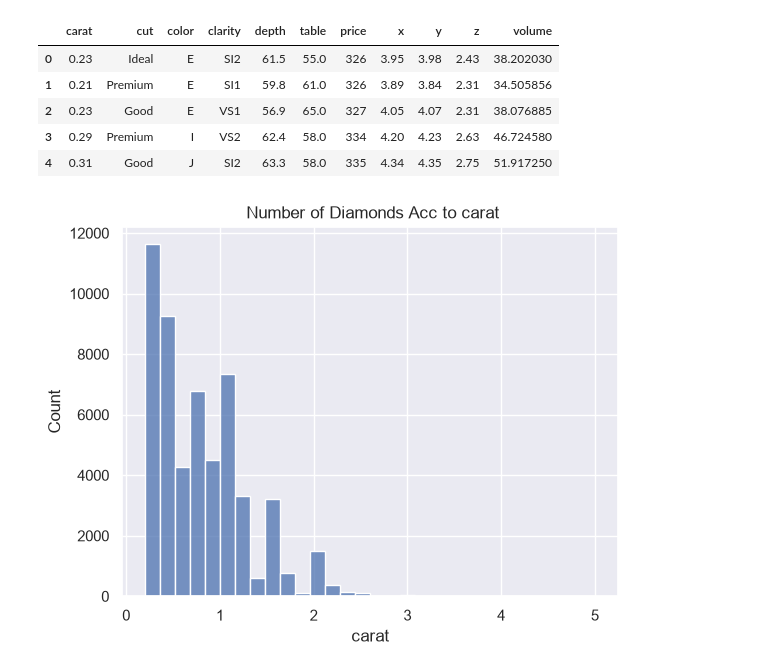
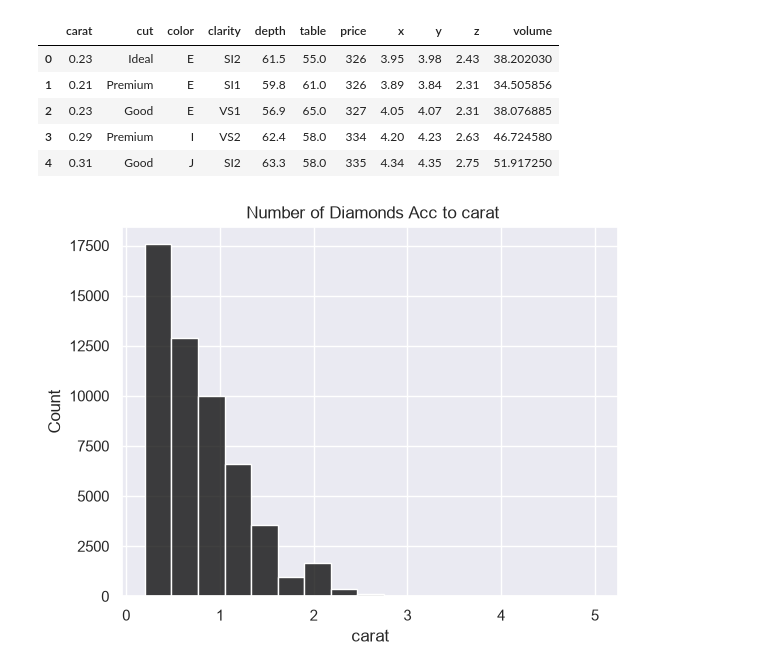
Before and after one commit to amnarashid14/EDA-Project, a Jupyter notebook: code.ipynb, the cells around one changed output. Cells and saved outputs as stored; diff of their text form; code cells hidden in the pictures.

```diff
--- a/code.ipynb
+++ b/code.ipynb
@@ -105,6 +130,7 @@ df.head()
 # %%
-sns.histplot(data = df, x="carat", bins = 30)
+
+sns.histplot(data = df, x="carat", bins = "sturges", color = "black", element="bars" )
 plt.title(" Number of Diamonds Acc to carat")
 plt.show()
 # %% [output]
-[figure, old version]
+[figure, new version]
```
Also changed, not shown: parts of 31 cells of this notebook.
